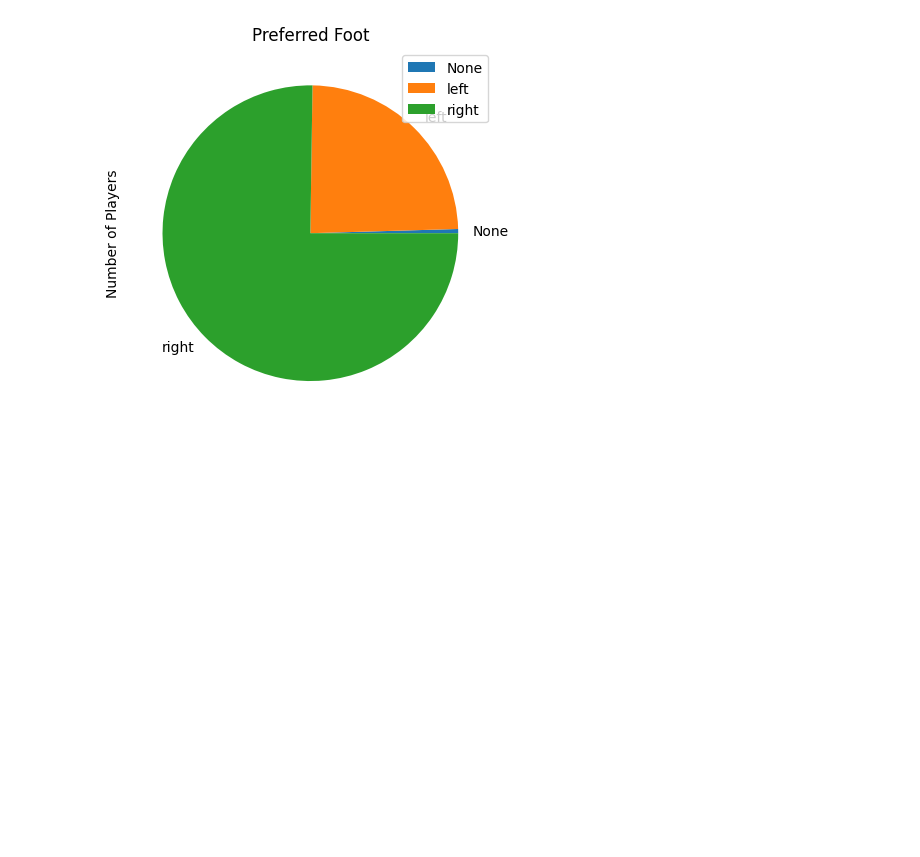
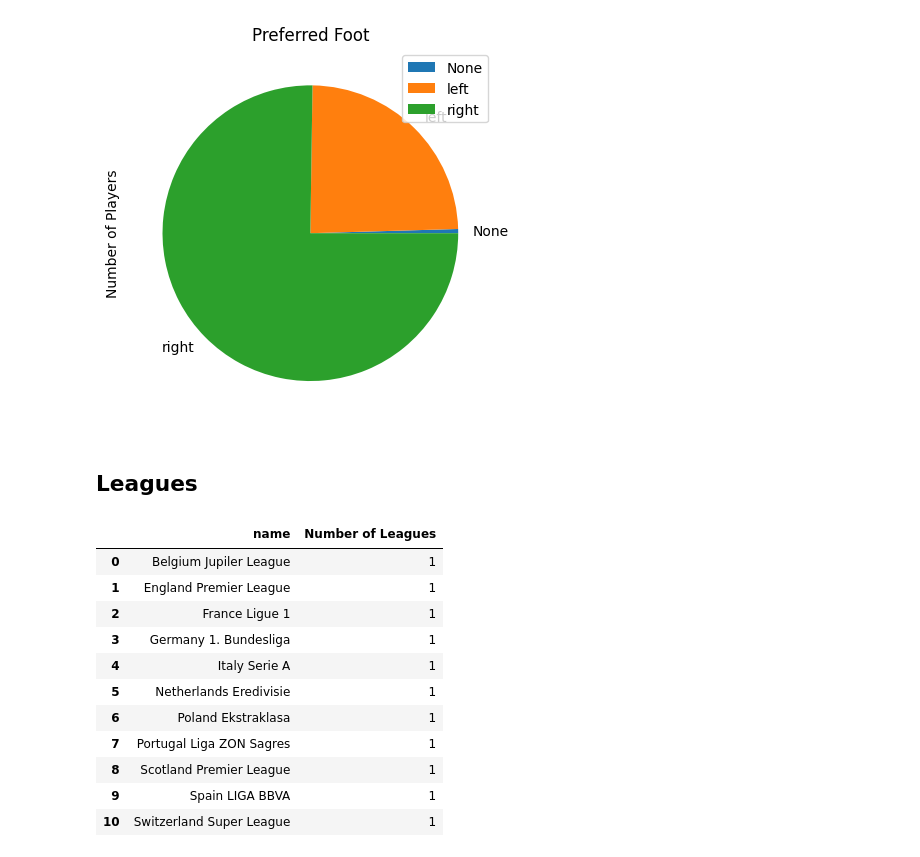
Before and after one commit to jeff-dillon/european-soccer, a Jupyter notebook: src/01_explore.ipynb, the cells around one changed output. Saved outputs shown, nothing was run; the diff lists cells and outputs as text; code cells hidden in the pictures; blank space fills up the shorter version.

```diff
--- a/src/01_explore.ipynb
+++ b/src/01_explore.ipynb
@@ -126,3 +126,22 @@ plt.plot()
 plt.show()
 # %% [output]
 [figure]
+# %% [markdown]
+## Leagues
+# %%
+leagues = pd.read_sql("SELECT name, count(1) as 'Number of Leagues' FROM League GROUP BY name;", conn)
+
+leagues
+# %% [output]
+|  | name | Number of Leagues |
+| 0 | Belgium Jupiler League | 1 |
+| 1 | England Premier League | 1 |
+| 2 | France Ligue 1 | 1 |
+| 3 | Germany 1. Bundesliga | 1 |
+| 4 | Italy Serie A | 1 |
+| 5 | Netherlands Eredivisie | 1 |
+| 6 | Poland Ekstraklasa | 1 |
+| 7 | Portugal Liga ZON Sagres | 1 |
+| 8 | Scotland Premier League | 1 |
+| 9 | Spain LIGA BBVA | 1 |
+| 10 | Switzerland Super League | 1 |
```
Also changed, not shown: parts of 3 cells of this notebook.
